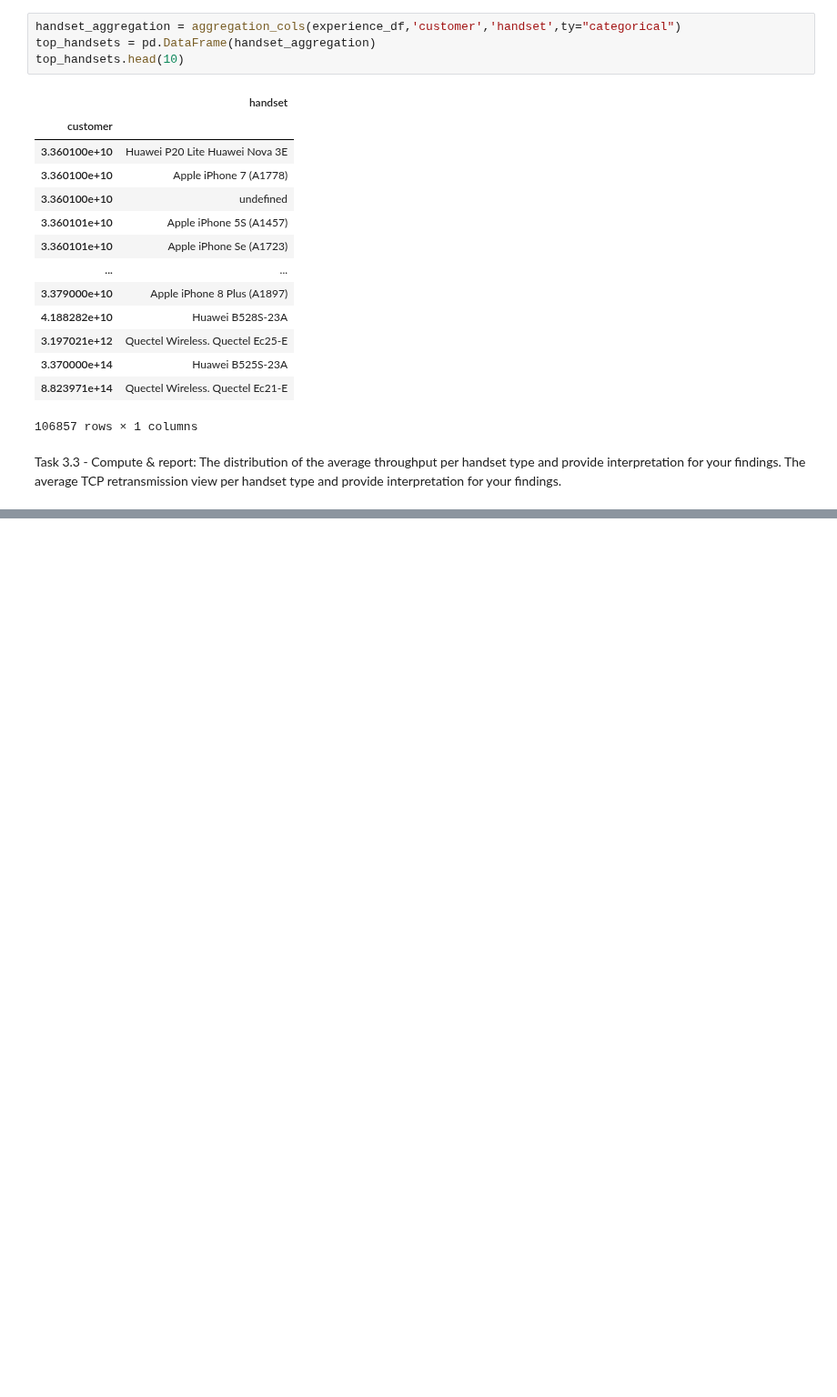
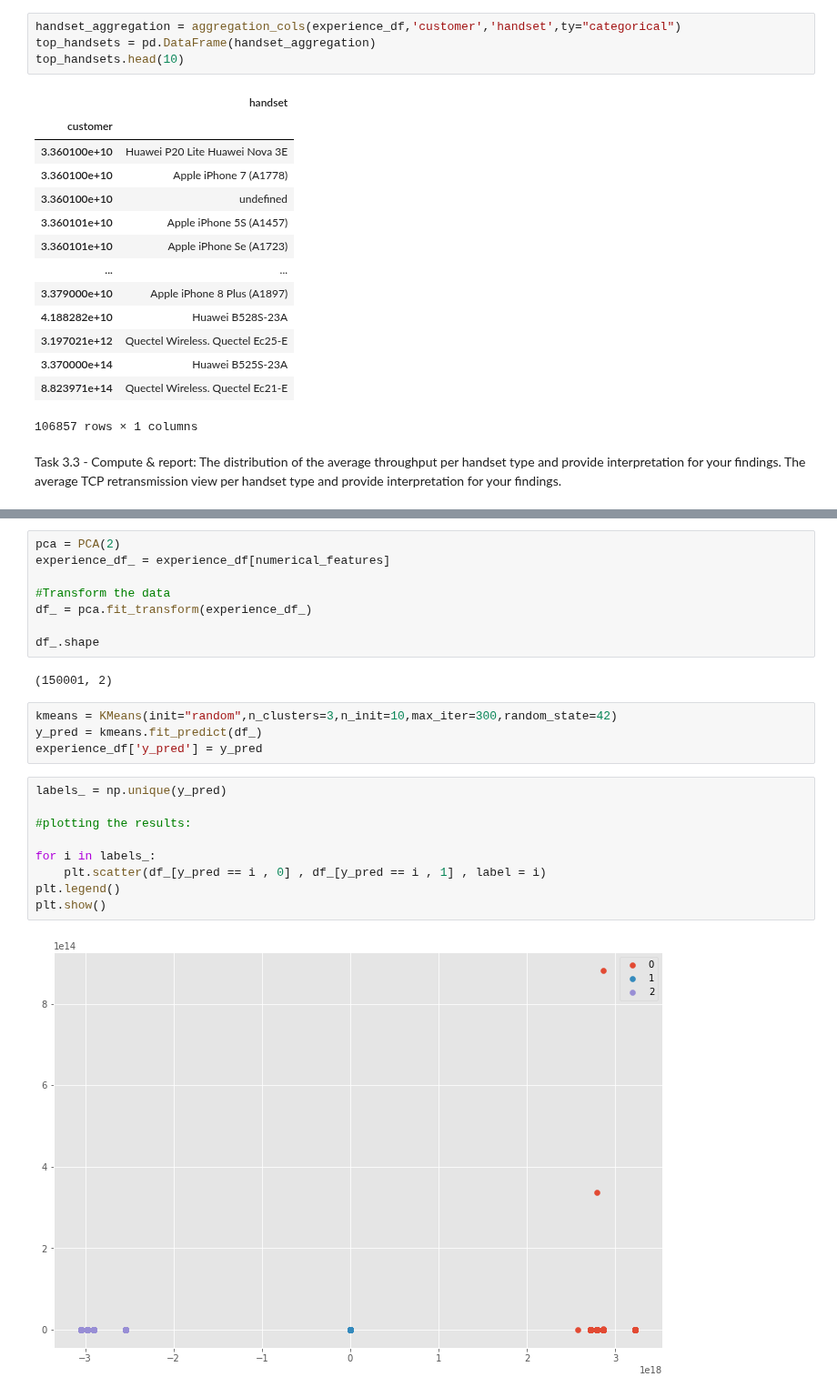
Before and after one commit to tutorialcreation/TelComChallenge, a Jupyter notebook: notebooks/Experience Analysis.ipynb, the cells around one changed output, grey strips where cells are left out. Shown at 91% size. Drawn from its saved outputs; the diff is of its cells as text; blank space fills up the shorter version.

Commit message:
have handled clustering of the dataset based on different datasets

```diff
--- a/notebooks/Experience Analysis.ipynb
+++ b/notebooks/Experience Analysis.ipynb
@@ -244,0 +275,25 @@ top_customers_tp.head(10)
+# %%
+pca = PCA(2)
+experience_df_ = experience_df[numerical_features]
+
+#Transform the data
+df_ = pca.fit_transform(experience_df_)
+
+df_.shape
+# %% [output]
+(150001, 2)
+# %%
+kmeans = KMeans(init="random",n_clusters=3,n_init=10,max_iter=300,random_state=42)
+y_pred = kmeans.fit_predict(df_)
+experience_df['y_pred'] = y_pred
+# %%
+labels_ = np.unique(y_pred)
+
+#plotting the results:
+
+for i in labels_:
+    plt.scatter(df_[y_pred == i , 0] , df_[y_pred == i , 1] , label = i)
+plt.legend()
+plt.show()
+# %% [output]
+[figure, added]
```
Also changed, not shown: parts of 4 cells of this notebook.
